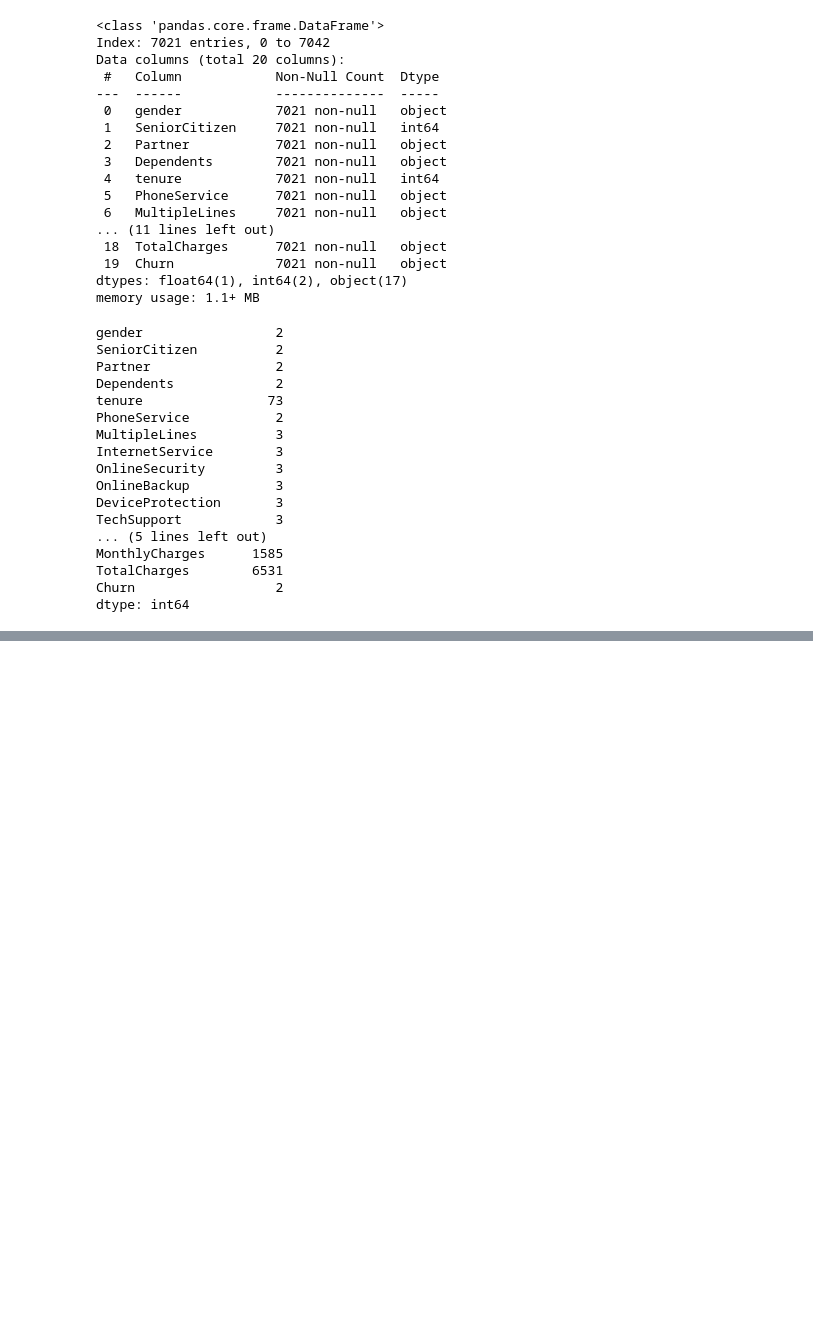
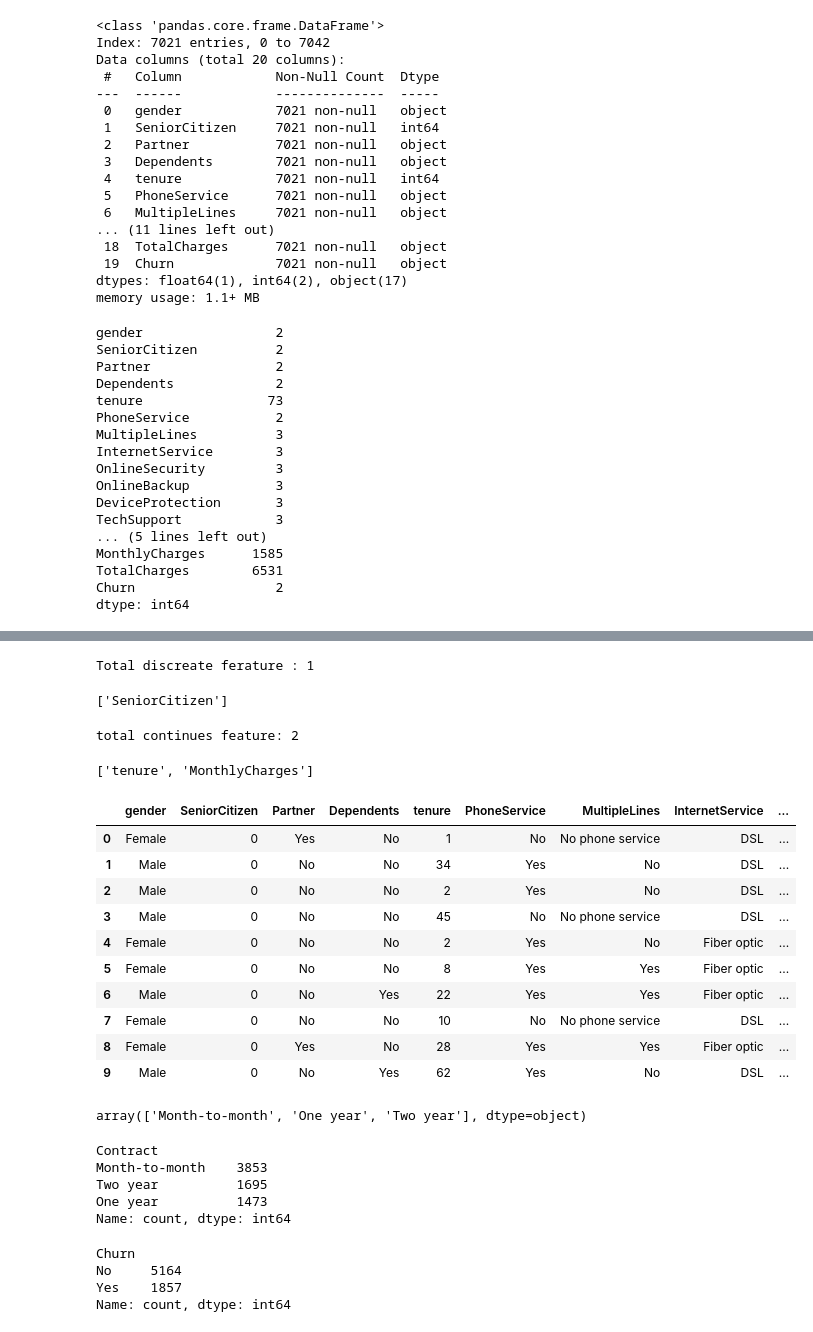
Before and after one commit to ashikhasanredoy/Customer-Churn-prediction, a Jupyter notebook: notebook/EDA customer churn.ipynb, the cells around one changed output, grey strips where cells are left out. Drawn from its saved outputs; the diff is of its cells as text; code cells hidden in the pictures; blank space fills up the shorter version.

```diff
--- a/notebook/EDA customer churn.ipynb
+++ b/notebook/EDA customer churn.ipynb
@@ -143,0 +191,51 @@ dtype: int64
+# %%
+dic_feature=[feature for feature in num_feature if len(df_copy[feature].unique())<=25]
+print("Total discreate ferature :",len(dic_feature))
+# %% [output]
+Total discreate ferature : 1
+# %%
+dic_feature
+# %% [output]
+['SeniorCitizen']
+# %%
+continues_feature=[feature for feature in num_feature if feature not in dic_feature]
+print("total continues feature:",len(continues_feature))
+# %% [output]
+total continues feature: 2
+# %%
+continues_feature
+# %% [output]
+['tenure', 'MonthlyCharges']
+# %%
+df_copy.head(10)
+# %% [output]
+|  | gender | SeniorCitizen | Partner | Dependents | tenure | PhoneService | MultipleLines | InternetService | ... |
+| 0 | Female | 0 | Yes | No | 1 | No | No phone service | DSL | ... |
+| 1 | Male | 0 | No | No | 34 | Yes | No | DSL | ... |
+| 2 | Male | 0 | No | No | 2 | Yes | No | DSL | ... |
+| 3 | Male | 0 | No | No | 45 | No | No phone service | DSL | ... |
+| 4 | Female | 0 | No | No | 2 | Yes | No | Fiber optic | ... |
+| 5 | Female | 0 | No | No | 8 | Yes | Yes | Fiber optic | ... |
+| 6 | Male | 0 | No | Yes | 22 | Yes | Yes | Fiber optic | ... |
+| 7 | Female | 0 | No | No | 10 | No | No phone service | DSL | ... |
+| 8 | Female | 0 | Yes | No | 28 | Yes | Yes | Fiber optic | ... |
+| 9 | Male | 0 | No | Yes | 62 | Yes | No | DSL | ... |
+# %%
+df_copy['Contract'].unique()
+# %% [output]
+array(['Month-to-month', 'One year', 'Two year'], dtype=object)
+# %%
+df_copy['Contract'].value_counts()
+# %% [output]
+Contract
+Month-to-month    3853
+Two year          1695
+One year          1473
+Name: count, dtype: int64
+# %%
+df_copy['Churn'].value_counts()
+# %% [output]
+Churn
+No     5164
+Yes    1857
+Name: count, dtype: int64
```
Also changed, not shown: parts of 8 cells of this notebook, 1 other file.
